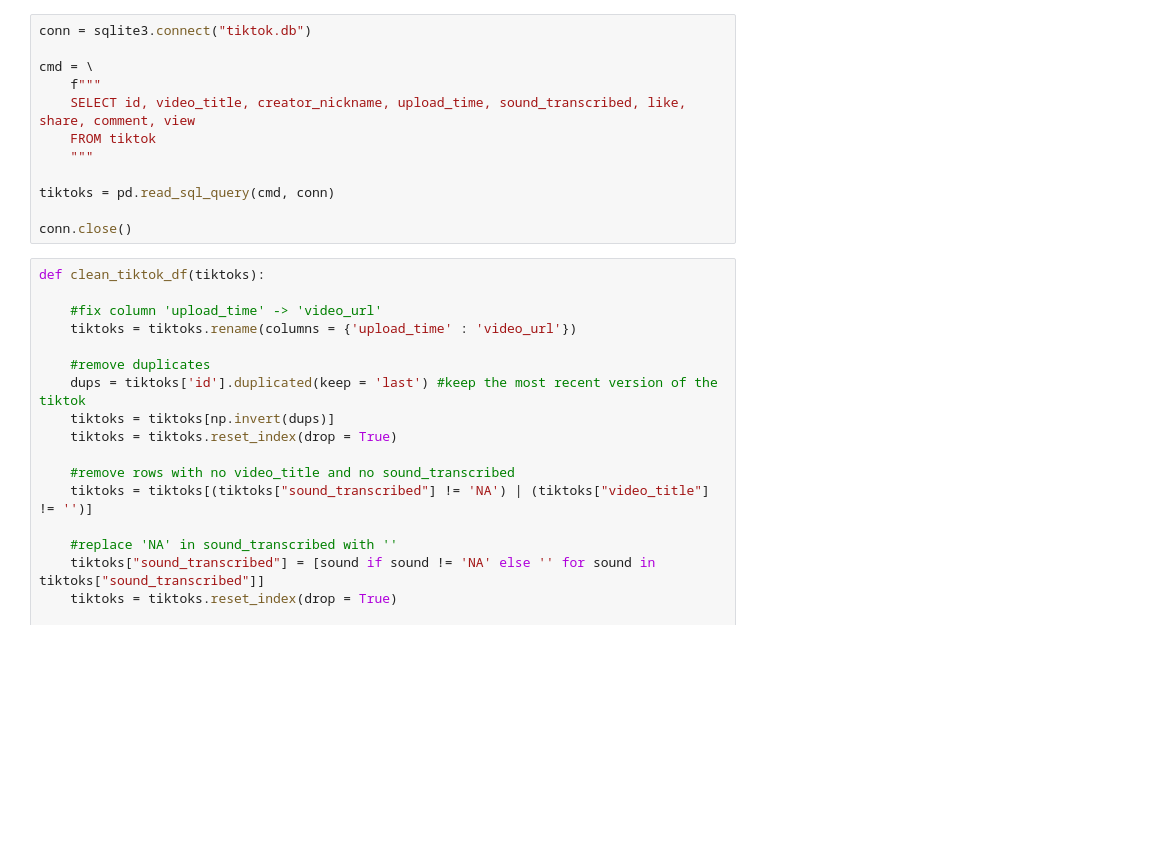
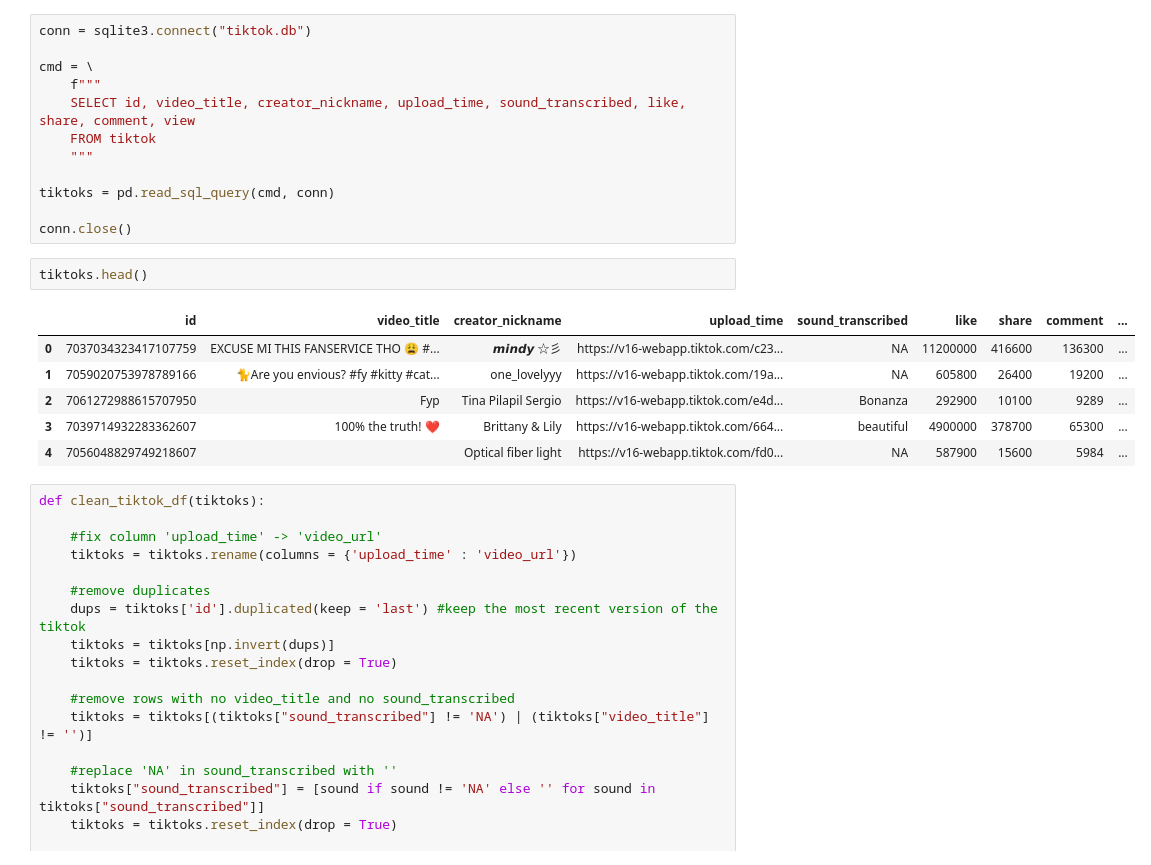
Before and after one commit to mmaemura/tiktok, a Jupyter notebook: Emma_test.ipynb, the cells around one changed output. Saved outputs shown, nothing was run; the diff lists cells and outputs as text; blank space fills up the shorter version.

```diff
--- a/Emma_test.ipynb
+++ b/Emma_test.ipynb
@@ -40,6 +40,15 @@ cmd = \
 tiktoks = pd.read_sql_query(cmd, conn)
 
 conn.close()
+# %%
+tiktoks.head()
+# %% [output]
+|  | id | video_title | creator_nickname | upload_time | sound_transcribed | like | share | comment | ... |
+| 0 | 7037034323417107759 | EXCUSE MI THIS FANSERVICE THO 😩 #... | 𝙢𝙞𝙣𝙙𝙮 ☆彡 | https://v16-webapp.tiktok.com/c23... | NA | 11200000 | 416600 | 136300 | ... |
+| 1 | 7059020753978789166 | 🐈Are you envious? #fy #kitty #cat... | one_lovelyyy | https://v16-webapp.tiktok.com/19a... | NA | 605800 | 26400 | 19200 | ... |
+| 2 | 7061272988615707950 | Fyp | Tina Pilapil Sergio | https://v16-webapp.tiktok.com/e4d... | Bonanza | 292900 | 10100 | 9289 | ... |
+| 3 | 7039714932283362607 | 100% the truth! ❤️ | Brittany & Lily | https://v16-webapp.tiktok.com/664... | beautiful | 4900000 | 378700 | 65300 | ... |
+| 4 | 7056048829749218607 |  | Optical fiber light | https://v16-webapp.tiktok.com/fd0... | NA | 587900 | 15600 | 5984 | ... |
 # %%
 def clean_tiktok_df(tiktoks):
 
```
Also changed, not shown: 6 other files.
